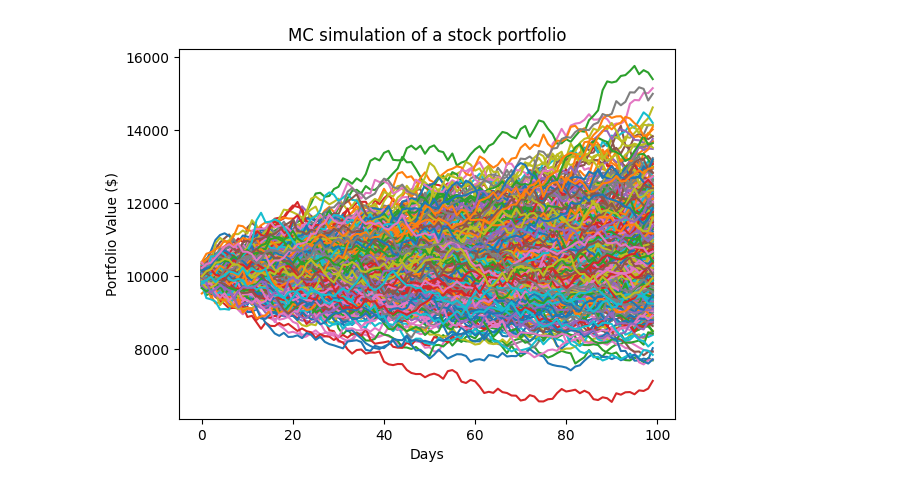
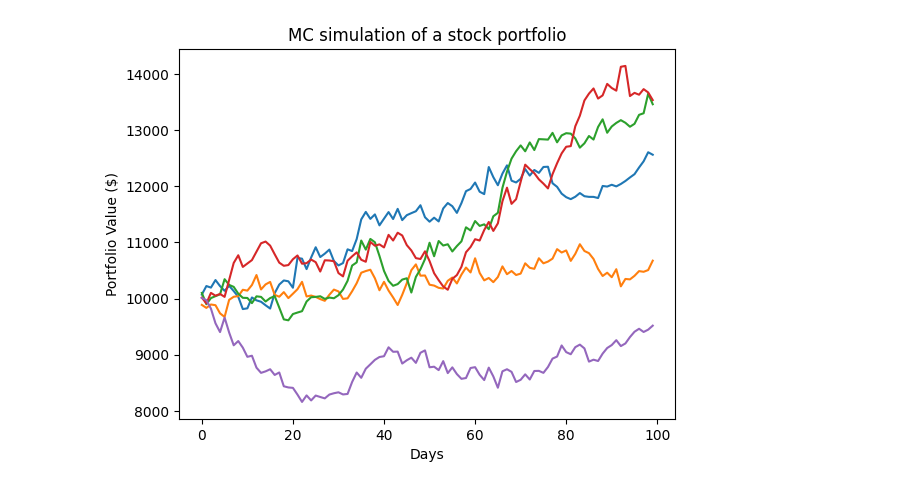
Before and after one commit to Gabyr01/Stock_Predictor, a Jupyter notebook: notebook practice/monte_carlo_cholesky_decomposition_stock_portfolio_.ipynb, the cells around one changed output. Saved outputs shown, nothing was run; the diff lists cells and outputs as text; code cells hidden in the pictures.

```diff
--- a/notebook practice/monte_carlo_cholesky_decomposition_stock_portfolio_.ipynb
+++ b/notebook practice/monte_carlo_cholesky_decomposition_stock_portfolio_.ipynb
@@ -55,24 +39,24 @@ print(weights)
 # %%
 #monte carlo method
-mc_sims = 400 # number of simulations
+mc_sims = 5# number of simulations
 T = 100 #timeframe in days
 # mean matrix # how many stocks and days
 meanM = np.full(shape=(T, len(weights)), fill_value=meanReturns)
 meanM = meanM.T
 
 portfolio_sims = np.full(shape=(T, mc_sims), fill_value=0.0)
 
 initialPortfolio = 10000
 for m in range(0, mc_sims):
     # MC loops
     Z = np.random.normal(size=(T, len(weights)))
     L = np.linalg.cholesky(covMatrix)
     dailyReturns = meanM + np.inner(L, Z)
     portfolio_sims[:,m] = np.cumprod(np.inner(weights, dailyReturns.T)+1)*initialPortfolio
 plt.plot(portfolio_sims)
 plt.ylabel('Portfolio Value ($)')
 plt.xlabel('Days')
 plt.title('MC simulation of a stock portfolio')
 plt.show()
 # %% [output]
-[figure, old version]
+[figure, new version]
```
Also changed, not shown: parts of 4 cells of this notebook, 4 other files.
